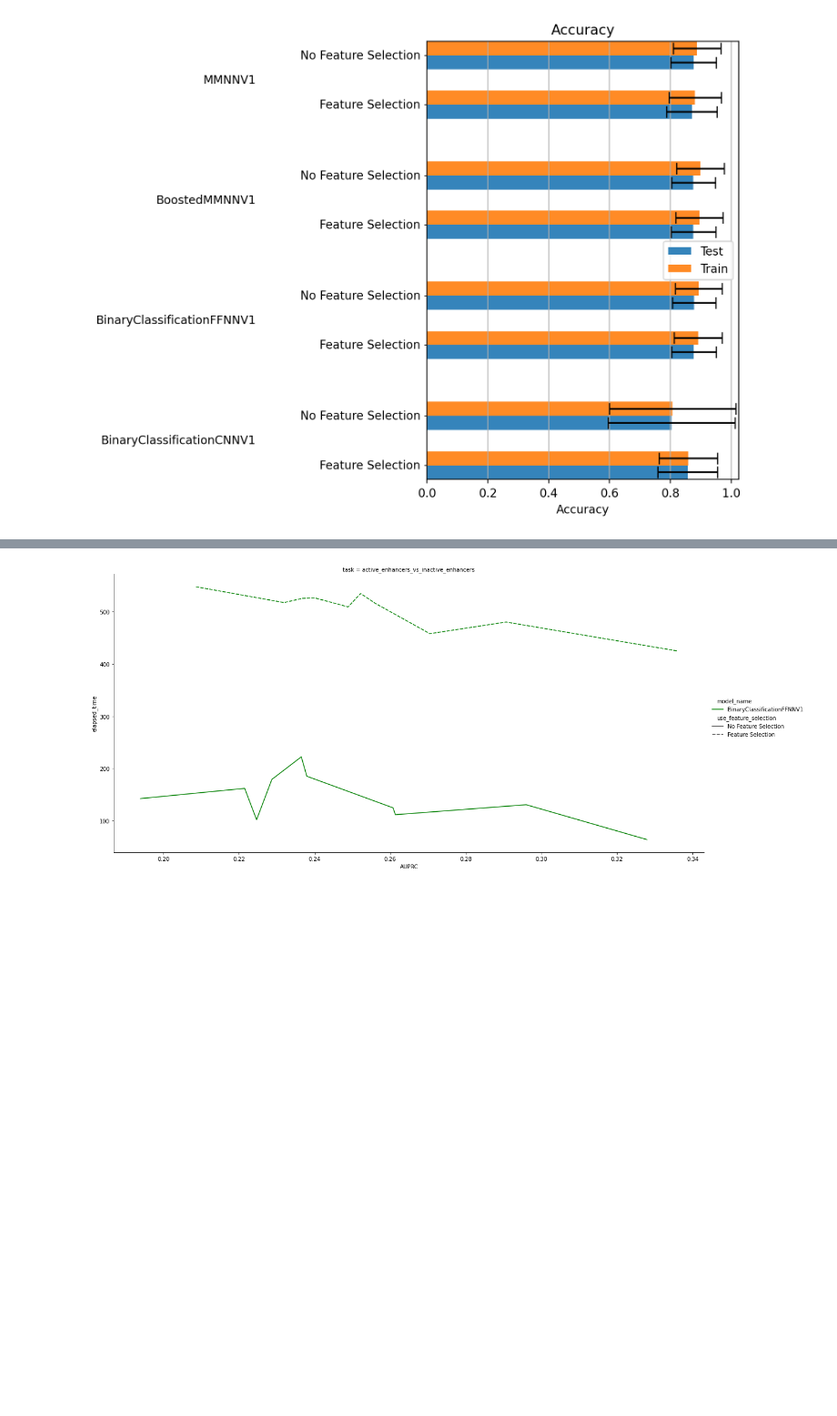
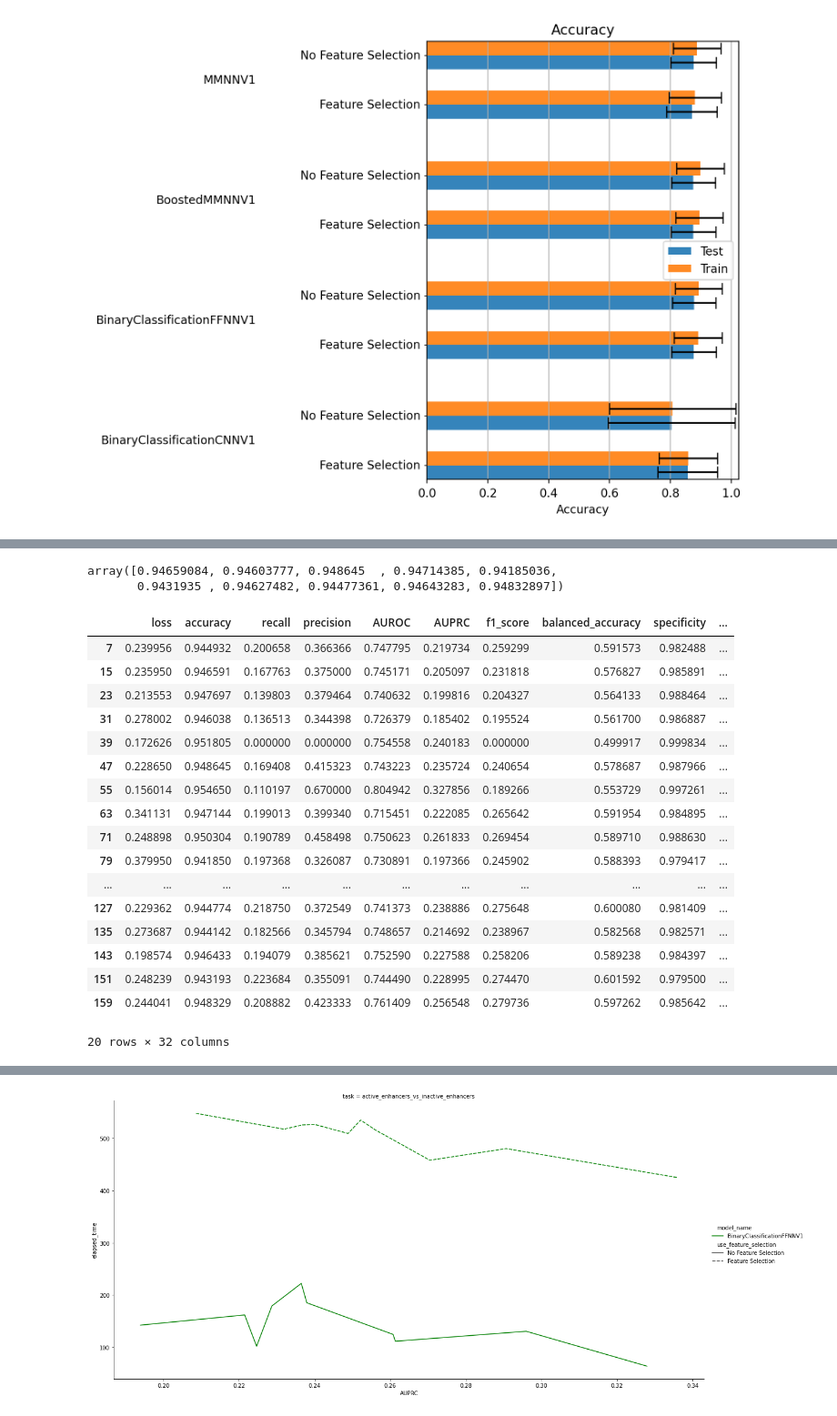
Before and after one commit to bonurag/bioinformatics_project, a Jupyter notebook: Models_Optymize.ipynb, the cells around one changed output, grey strips where cells are left out. Shown at 91% size. Drawn from its saved outputs; the diff is of its cells as text; code cells hidden in the pictures; blank space fills up the shorter version.

```diff
--- a/Models_Optymize.ipynb
+++ b/Models_Optymize.ipynb
@@ -382,3 +382,21 @@ generate_plotbars(all_performance)
 [figure]
 [figure]
 [figure]
+# %%
+from scipy.stats import wilcoxon
+from numpy import asarray
+
+for model in all_binary_classification_performance.model_name.unique():
+    model_performance = all_performance[(all_performance.model_name == model) & (all_performance.run_type == "test") & (all_performance.task == "active_enhancers_vs_inactive_enhancers")]
+    performance_with_feature_selection = model_performance[
+        all_performance.use_feature_selection == "Feature Selection"
+    ]
+    performance_without_feature_selection = model_performance[
+        all_performance.use_feature_selection == "No Feature Selection"
+    ]
+
+    for metric in ("AUPRC", "AUROC", "accuracy"):
+            x, y = map(asarray, (performance_with_feature_selection[metric], performance_without_feature_selection[metric]))
+            d = x-y
+            print(len(d))
+    print("="*100)
@@ -384,0 +420,5 @@ generate_plotbars(all_performance)
+# %%
+y
+# %% [output]
+array([0.94659084, 0.94603777, 0.948645  , 0.94714385, 0.94185036,
+       0.9431935 , 0.94627482, 0.94477361, 0.94643283, 0.94832897])
@@ -385,3 +432,24 @@ generate_plotbars(all_performance)
+# %%
+model_performance
+# %% [output]
+|  | loss | accuracy | recall | precision | AUROC | AUPRC | f1_score | balanced_accuracy | specificity | ... |
+| 7 | 0.239956 | 0.944932 | 0.200658 | 0.366366 | 0.747795 | 0.219734 | 0.259299 | 0.591573 | 0.982488 | ... |
+| 15 | 0.235950 | 0.946591 | 0.167763 | 0.375000 | 0.745171 | 0.205097 | 0.231818 | 0.576827 | 0.985891 | ... |
+| 23 | 0.213553 | 0.947697 | 0.139803 | 0.379464 | 0.740632 | 0.199816 | 0.204327 | 0.564133 | 0.988464 | ... |
+| 31 | 0.278002 | 0.946038 | 0.136513 | 0.344398 | 0.726379 | 0.185402 | 0.195524 | 0.561700 | 0.986887 | ... |
+| 39 | 0.172626 | 0.951805 | 0.000000 | 0.000000 | 0.754558 | 0.240183 | 0.000000 | 0.499917 | 0.999834 | ... |
+| 47 | 0.228650 | 0.948645 | 0.169408 | 0.415323 | 0.743223 | 0.235724 | 0.240654 | 0.578687 | 0.987966 | ... |
+| 55 | 0.156014 | 0.954650 | 0.110197 | 0.670000 | 0.804942 | 0.327856 | 0.189266 | 0.553729 | 0.997261 | ... |
+| 63 | 0.341131 | 0.947144 | 0.199013 | 0.399340 | 0.715451 | 0.222085 | 0.265642 | 0.591954 | 0.984895 | ... |
+| 71 | 0.248898 | 0.950304 | 0.190789 | 0.458498 | 0.750623 | 0.261833 | 0.269454 | 0.589710 | 0.988630 | ... |
+| 79 | 0.379950 | 0.941850 | 0.197368 | 0.326087 | 0.730891 | 0.197366 | 0.245902 | 0.588393 | 0.979417 | ... |
+| ... | ... | ... | ... | ... | ... | ... | ... | ... | ... | ... |
+| 127 | 0.229362 | 0.944774 | 0.218750 | 0.372549 | 0.741373 | 0.238886 | 0.275648 | 0.600080 | 0.981409 | ... |
+| 135 | 0.273687 | 0.944142 | 0.182566 | 0.345794 | 0.748657 | 0.214692 | 0.238967 | 0.582568 | 0.982571 | ... |
+| 143 | 0.198574 | 0.946433 | 0.194079 | 0.385621 | 0.752590 | 0.227588 | 0.258206 | 0.589238 | 0.984397 | ... |
+| 151 | 0.248239 | 0.943193 | 0.223684 | 0.355091 | 0.744490 | 0.228995 | 0.274470 | 0.601592 | 0.979500 | ... |
+| 159 | 0.244041 | 0.948329 | 0.208882 | 0.423333 | 0.761409 | 0.256548 | 0.279736 | 0.597262 | 0.985642 | ... |
+20 rows × 32 columns
 # %%
 from scipy.stats import wilcoxon
 
```
Also changed, not shown: parts of 6 cells of this notebook, 8 other files.
